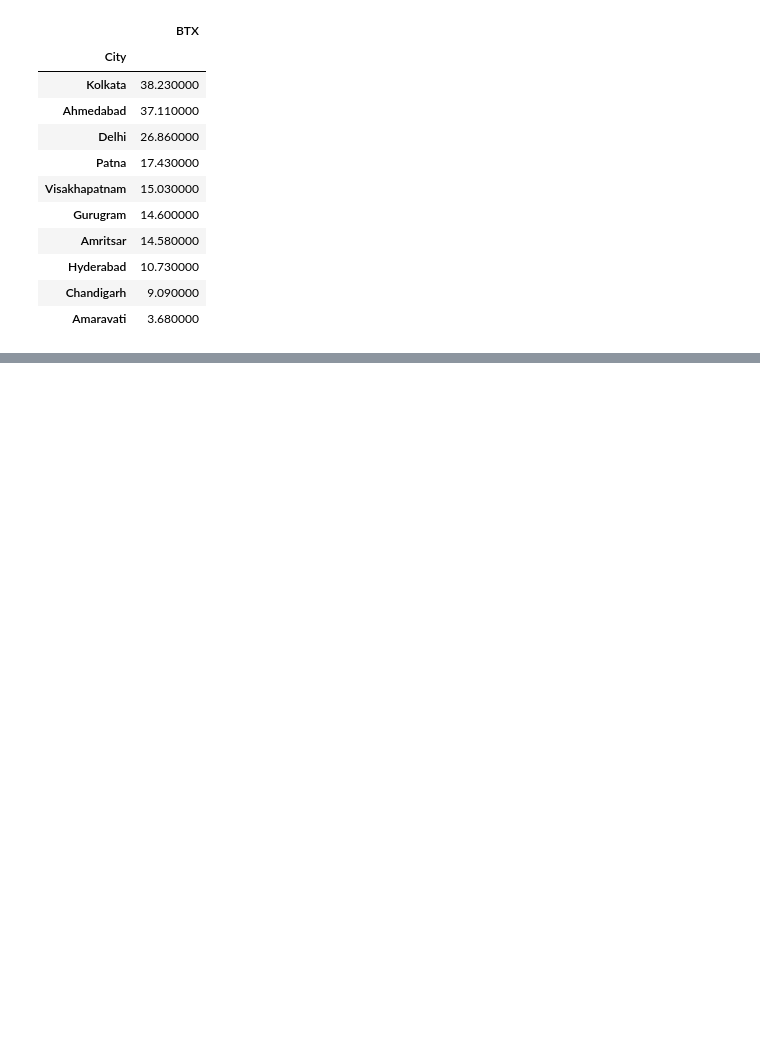
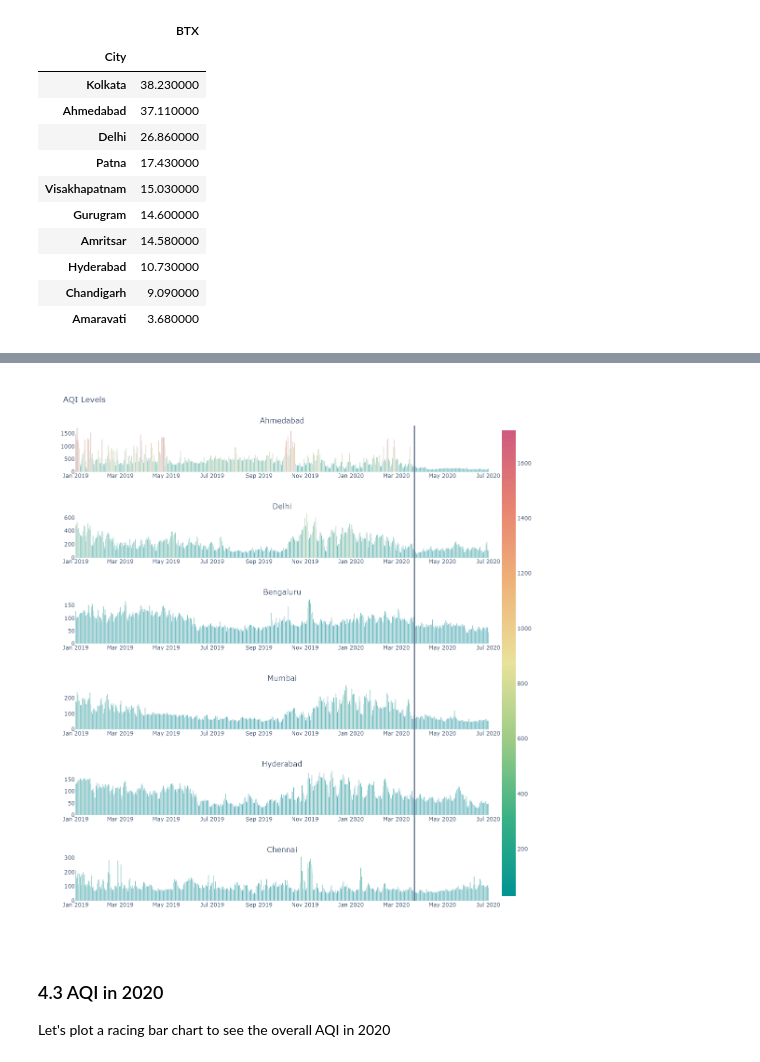
Before and after one commit to bhargav-borah/forked-practice-notebooks, a Jupyter notebook: covid-19-effect-on-pollution-in-india/covid-19-effect-analysis.ipynb, the cells around one changed output, grey strips where cells are left out. Drawn from its saved outputs; the diff is of its cells as text; code cells hidden in the pictures; blank space fills up the shorter version.

```diff
--- a/covid-19-effect-on-pollution-in-india/covid-19-effect-analysis.ipynb
+++ b/covid-19-effect-on-pollution-in-india/covid-19-effect-analysis.ipynb
@@ -444,0 +452,6 @@ fig.show()
+# %%
+cities = ['Ahmedabad', 'Delhi', 'Bengaluru', 'Mumbai', 'Hyderabad', 'Chennai']
+
+filtered_city_day = city_day[city_day['Date'] >= '2019-01-01']
+AQI = filtered_city_day[filtered_city_day.City.isin(cities)][['Date', 'City', 'AQI', 'AQI_Bucket']]
+AQI.head()
@@ -444,0 +465,32 @@ fig.show()
+# %%
+AQI_pivot = AQI.pivot(index='Date', columns='City', values='AQI')
+AQI_pivot = AQI_pivot.fillna(method='bfill')
+
+from plotly.subplots import make_subplots
+import plotly.graph_objects as go
+
+fig = make_subplots(
+    rows=6, cols=1,
+    subplot_titles=tuple(cities)
+)
+
+for i, city in enumerate(cities):
+    fig.add_trace(go.Bar(x=AQI_pivot.index, y=AQI_pivot[city],
+                         marker=dict(color=AQI_pivot[city], coloraxis='coloraxis')),
+                  row=i+1, col=1)
+fig.update_layout(coloraxis=dict(colorscale='Temps'), showlegend=False, title_text='AQI Levels')
+fig.update_layout(plot_bgcolor='white')
+fig.update_layout(width=800, height=1200, shapes=[
+    dict(
+        type='line',
+        yref='paper',
+        y0=0, y1=1,
+        xref='x', x0='2020-03-25', x1='2020-03-25'
+    )
+])
+fig.show()
+# %% [output]
+[figure, added]
+# %% [markdown]
+### 4.3 AQI in 2020
+Let's plot a racing bar chart to see the overall AQI in 2020
```
Also changed, not shown: parts of 8 cells of this notebook.
